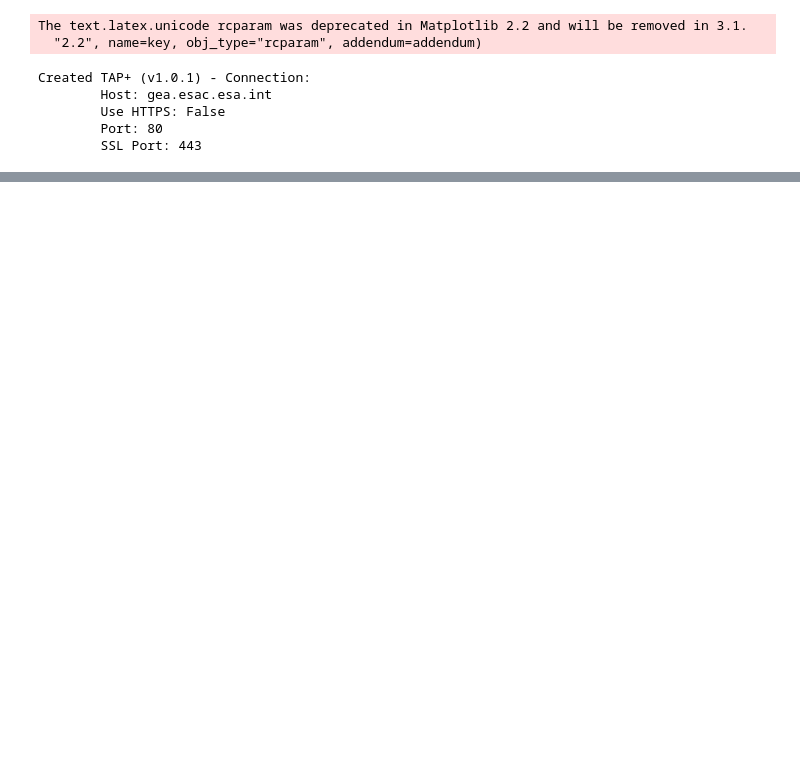
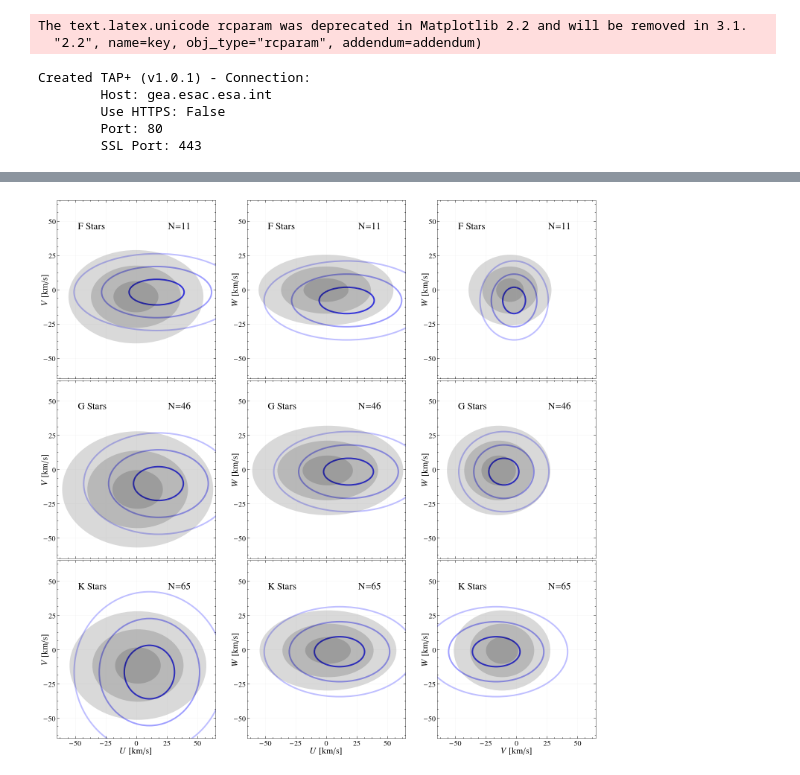
Before and after one commit to jacobhhamer/USP_Project, a Jupyter notebook: USP_Destruction_Paper.ipynb, the cells around one changed output, grey strips where cells are left out. Cells and saved outputs as stored; diff of their text form; code cells hidden in the pictures; blank space fills up the shorter version.

```diff
--- a/USP_Destruction_Paper.ipynb
+++ b/USP_Destruction_Paper.ipynb
@@ -807,0 +1081,6 @@ uspdev, uspcontroldevs, uspsamps=HJ_vs_control_dispersion_hist(usps_ms, gaiams,
+# %%
+f,ax=all_sp_vel_scatter(so_usps_ms,match_zdistribution(so_usps_ms,gaiams))
+f.savefig('PaperPlots/DR25USPVelocityEllipses.pdf',bbox_inches='tight')
+f.savefig('PaperPlots/DR25USPVelocityEllipses.png',bbox_inches='tight')
+# %% [output]
+[figure, added]
```
Also changed, not shown: parts of 31 cells of this notebook, 30 other files.
